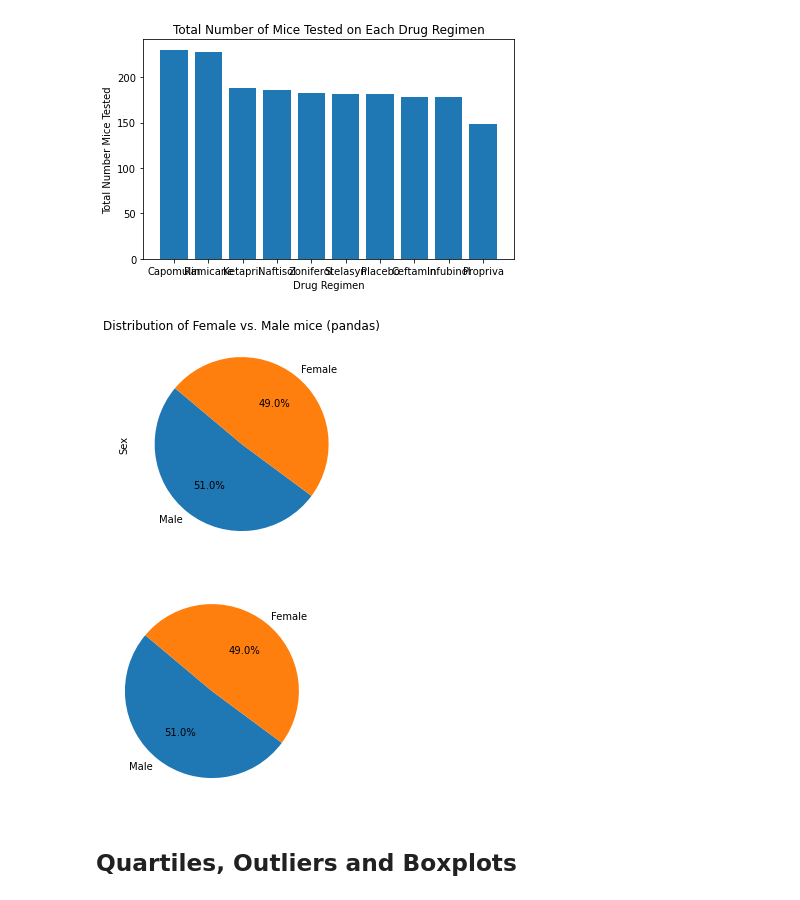
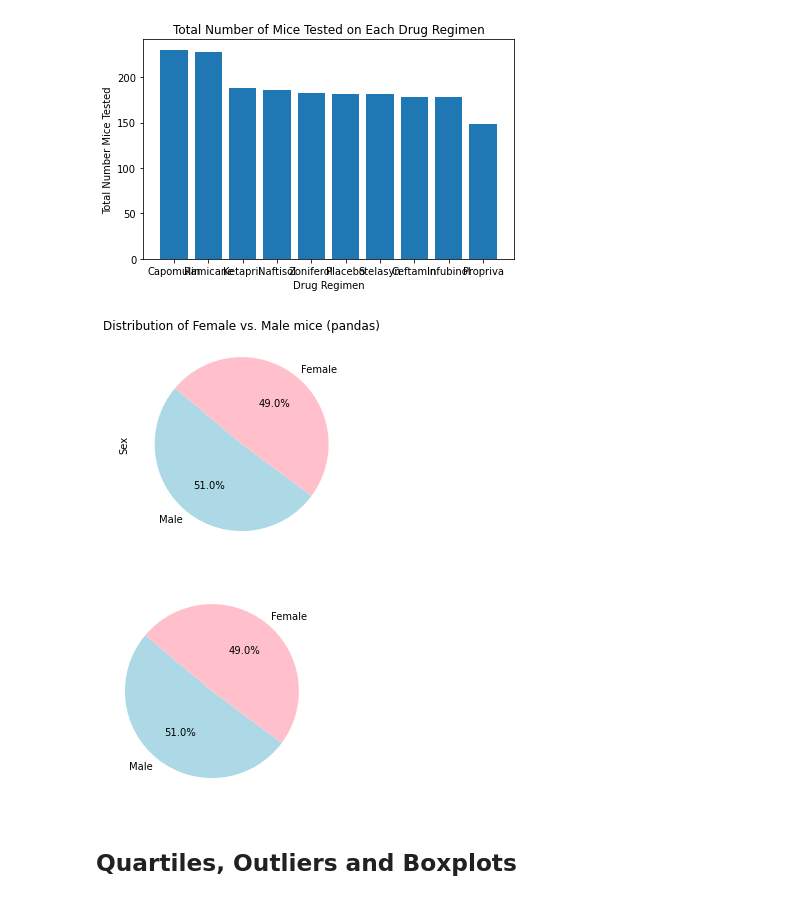
Before and after one commit to natlass/The-Power-of-Plots, a Jupyter notebook: pymaceuticals_starter.ipynb, the cells around one changed output. Cells and saved outputs as stored; diff of their text form; code cells hidden in the pictures.

Commit message:
final data

```diff
--- a/pymaceuticals_starter.ipynb
+++ b/pymaceuticals_starter.ipynb
@@ -171,18 +168,27 @@ plt.tight_layout()
 [figure]
 # %%
 # Generate a pie plot showing the distribution of female versus male mice using pandas
-sex = clean_df['Sex'].value_counts().plot(kind="pie", title = "Distribution of Female vs. Male mice (pandas)", autopct="%1.1f%%", startangle=140)
+
+# Create the pie plot using a value counts of the dataframe
+color= ['lightblue', 'pink']
+sex = clean_df['Sex'].value_counts().plot(kind="pie", colors=color, title = "Distribution of Female vs. Male mice (pandas)", autopct="%1.1f%%", startangle=140)
+
+# Extra formatting
 plt.title = ("Distribution of Female vs. Male mice (pandas)")
 # %% [output]
-[figure, old version]
+[figure, new version]
 # %%
 # Generate a pie plot showing the distribution of female versus male mice using pyplot
+
+# Create data containing the sex of the mice
 sex = clean_df['Sex'].value_counts()
-plt.pie(sex.values, labels=sex.index, autopct="%1.1f%%", startangle=140)
-plt.title="Distribution of Female vs. Male Mice (pyplot)"
-plt.show()
+
+# Create your pie plot, include formatting
+plt.pie(sex.values, colors=color, labels=sex.index, autopct="%1.1f%%", startangle=140)
+title=("Distribution of Female vs. Male Mice (pyplot)")
+color = ['lightblue', 'pink']
 # %% [output]
-[figure, old version]
+[figure, new version]
 # %% [markdown]
 ## Quartiles, Outliers and Boxplots
 # %%
```
Also changed, not shown: parts of 7 cells of this notebook.
